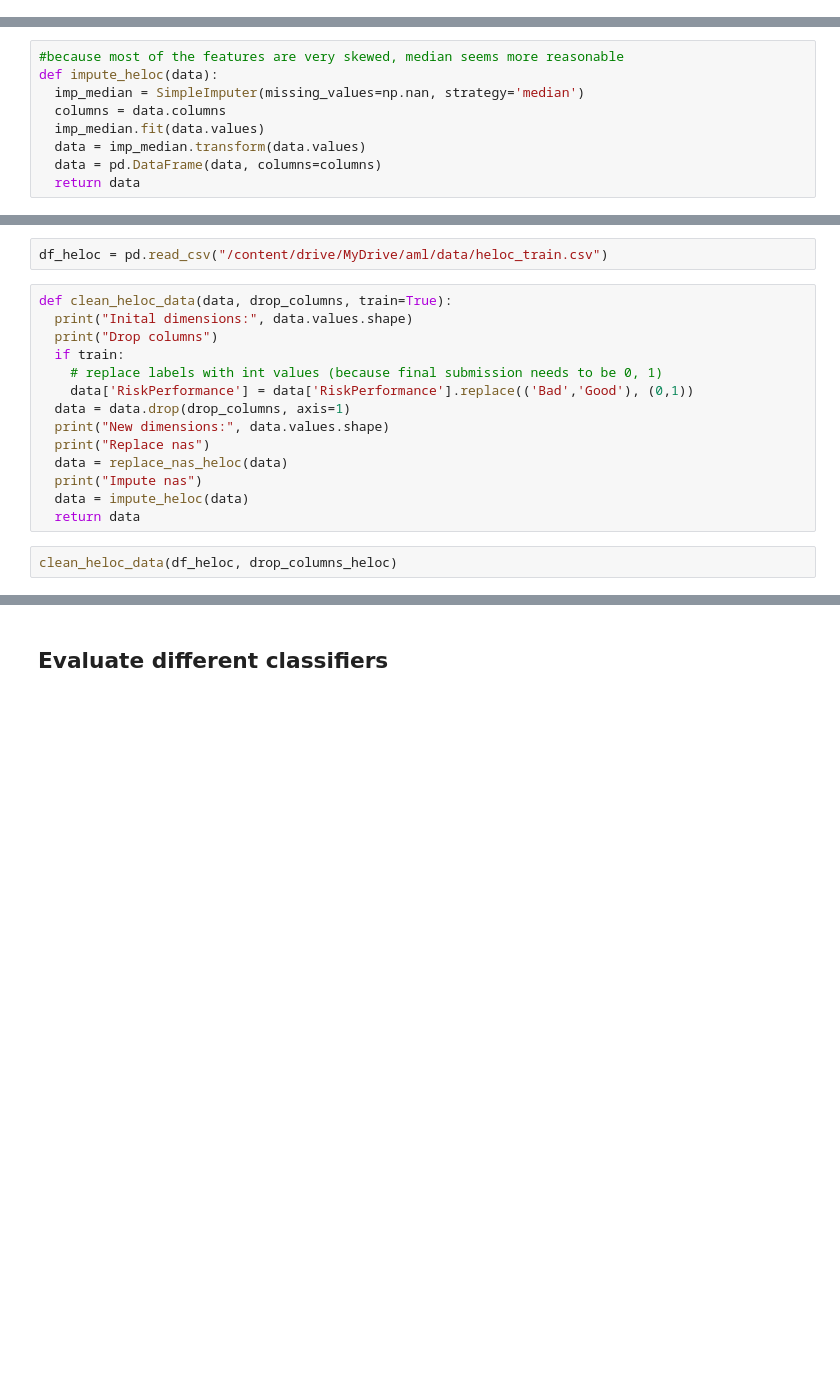
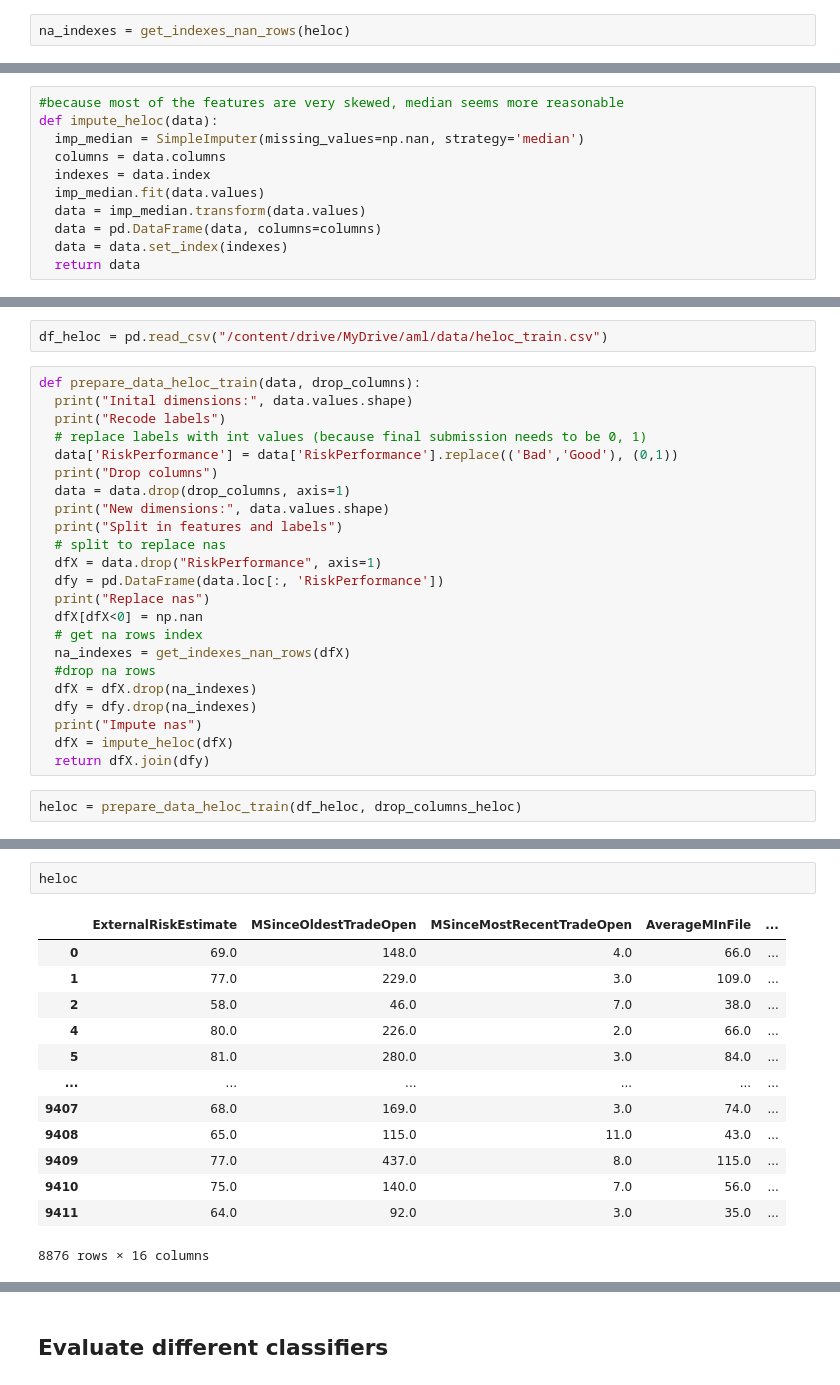
Before and after one commit to usermar445/aml_final_project, a Jupyter notebook: scripts/aml_pipeline_heloc.ipynb, the cells around one changed output, grey strips where cells are left out. Cells and saved outputs as stored; diff of their text form; blank space fills up the shorter version.

```diff
--- a/scripts/aml_pipeline_heloc.ipynb
+++ b/scripts/aml_pipeline_heloc.ipynb
@@ -69,0 +82,2 @@ df_heloc
+# %%
+na_indexes = get_indexes_nan_rows(heloc)
@@ -135,9 +146,11 @@ heloc = replace_nas_heloc(heloc)
 def impute_heloc(data):
   imp_median = SimpleImputer(missing_values=np.nan, strategy='median')
   columns = data.columns
+  indexes = data.index
   imp_median.fit(data.values)
   data = imp_median.transform(data.values)
   data = pd.DataFrame(data, columns=columns)
+  data = data.set_index(indexes)
   return data
 # %%
 heloc = impute_heloc(heloc)
@@ -348,20 +364,29 @@ drop_columns_heloc = ['MSinceMostRecentDelq',
 # %%
 df_heloc = pd.read_csv("/content/drive/MyDrive/aml/data/heloc_train.csv")
 # %%
-def clean_heloc_data(data, drop_columns, train=True):
+def prepare_data_heloc_train(data, drop_columns):
   print("Inital dimensions:", data.values.shape)
+  print("Recode labels")
+  # replace labels with int values (because final submission needs to be 0, 1)
+  data['RiskPerformance'] = data['RiskPerformance'].replace(('Bad','Good'), (0,1))
   print("Drop columns")
-  if train:
-    # replace labels with int values (because final submission needs to be 0, 1)
-    data['RiskPerformance'] = data['RiskPerformance'].replace(('Bad','Good'), (0,1))
   data = data.drop(drop_columns, axis=1)
   print("New dimensions:", data.values.shape)
+  print("Split in features and labels")
+  # split to replace nas
+  dfX = data.drop("RiskPerformance", axis=1)
+  dfy = pd.DataFrame(data.loc[:, 'RiskPerformance'])
   print("Replace nas")
-  data = replace_nas_heloc(data)
+  dfX[dfX<0] = np.nan
+  # get na rows index
+  na_indexes = get_indexes_nan_rows(dfX)
+  #drop na rows
+  dfX = dfX.drop(na_indexes)
+  dfy = dfy.drop(na_indexes)
   print("Impute nas")
-  data = impute_heloc(data)
-  return data
+  dfX = impute_heloc(dfX)
+  return dfX.join(dfy)
 # %%
-clean_heloc_data(df_heloc, drop_columns_heloc)
+heloc = prepare_data_heloc_train(df_heloc, drop_columns_heloc)
 # %% [output]
 Inital dimensions: (9413, 24)
@@ -384,0 +399,16 @@ Impute nas
+# %%
+heloc
+# %% [output]
+|  | ExternalRiskEstimate | MSinceOldestTradeOpen | MSinceMostRecentTradeOpen | AverageMInFile | ... |
+| 0 | 69.0 | 148.0 | 4.0 | 66.0 | ... |
+| 1 | 77.0 | 229.0 | 3.0 | 109.0 | ... |
+| 2 | 58.0 | 46.0 | 7.0 | 38.0 | ... |
+| 4 | 80.0 | 226.0 | 2.0 | 66.0 | ... |
+| 5 | 81.0 | 280.0 | 3.0 | 84.0 | ... |
+| ... | ... | ... | ... | ... | ... |
+| 9407 | 68.0 | 169.0 | 3.0 | 74.0 | ... |
+| 9408 | 65.0 | 115.0 | 11.0 | 43.0 | ... |
+| 9409 | 77.0 | 437.0 | 8.0 | 115.0 | ... |
+| 9410 | 75.0 | 140.0 | 7.0 | 56.0 | ... |
+| 9411 | 64.0 | 92.0 | 3.0 | 35.0 | ... |
+8876 rows × 16 columns
```
Also changed, not shown: parts of 27 cells of this notebook.
